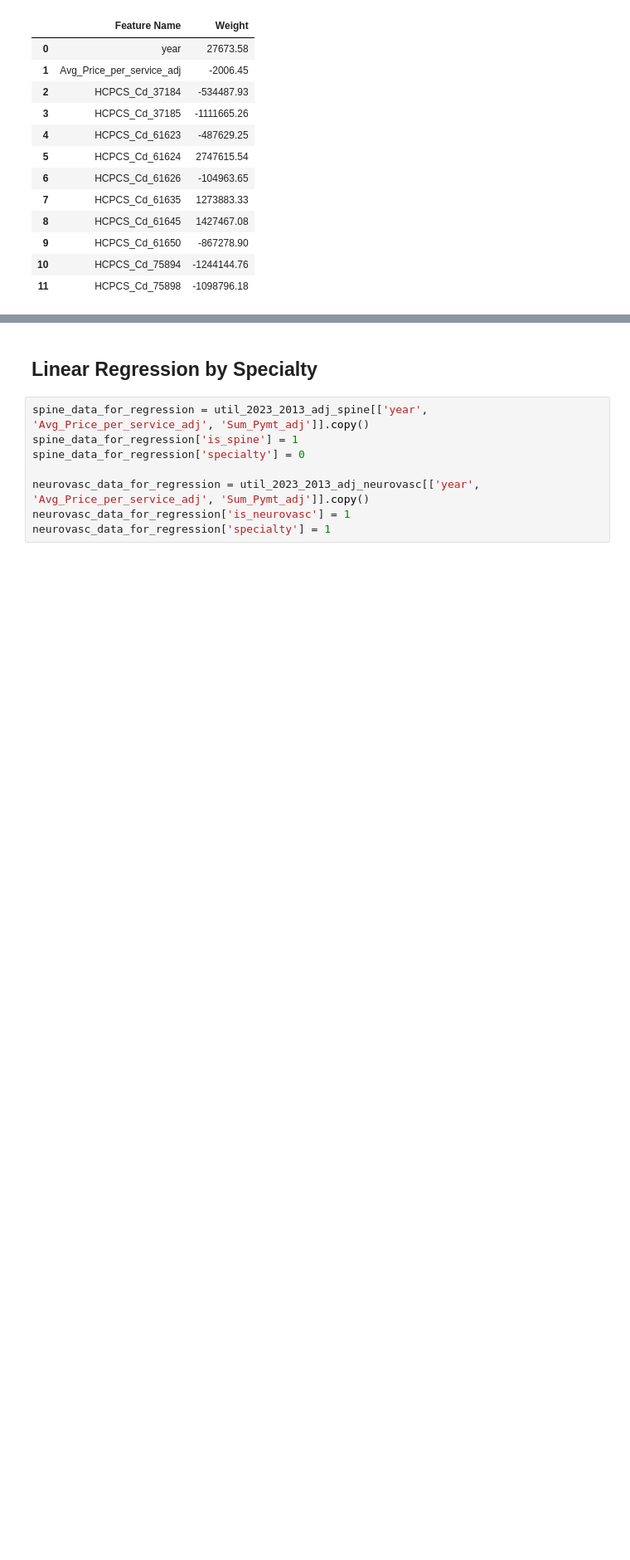
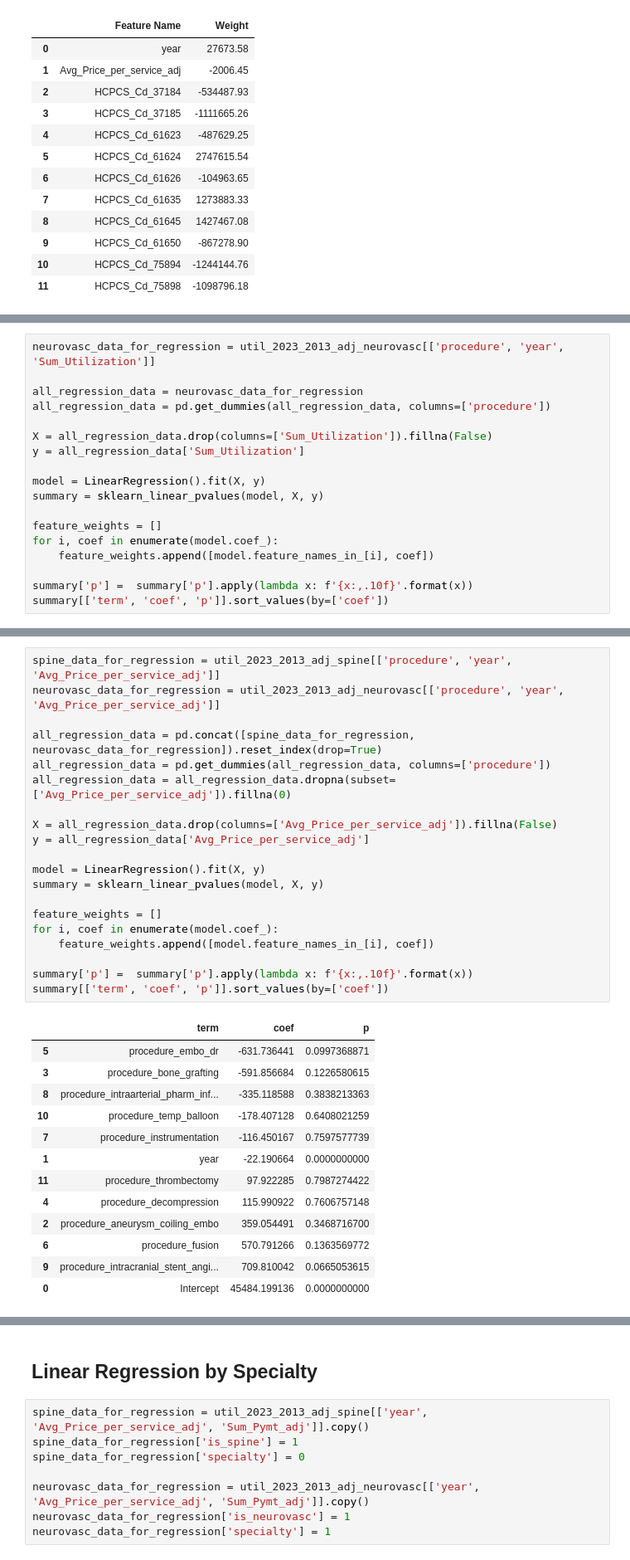
Before and after one commit to shu98/neurovasc_spine, a Jupyter notebook: analysis_final.ipynb, the cells around one changed output, grey strips where cells are left out. Shown at 83% size. Drawn from its saved outputs; the diff is of its cells as text; blank space fills up the shorter version.

```diff
--- a/analysis_final.ipynb
+++ b/analysis_final.ipynb
@@ -1111,0 +1173,18 @@ feature_weights
+# %%
+neurovasc_data_for_regression = util_2023_2013_adj_neurovasc[['procedure', 'year', 'Sum_Utilization']]
+
+all_regression_data = neurovasc_data_for_regression
+all_regression_data = pd.get_dummies(all_regression_data, columns=['procedure'])
+
+X = all_regression_data.drop(columns=['Sum_Utilization']).fillna(False)
+y = all_regression_data['Sum_Utilization']
+
+model = LinearRegression().fit(X, y)
+summary = sklearn_linear_pvalues(model, X, y)
+
+feature_weights = []
+for i, coef in enumerate(model.coef_):
+    feature_weights.append([model.feature_names_in_[i], coef])
+
+summary['p'] =  summary['p'].apply(lambda x: f'{x:,.10f}'.format(x))
+summary[['term', 'coef', 'p']].sort_values(by=['coef'])
@@ -1111,0 +1201,34 @@ feature_weights
+# %%
+spine_data_for_regression = util_2023_2013_adj_spine[['procedure', 'year', 'Avg_Price_per_service_adj']]
+neurovasc_data_for_regression = util_2023_2013_adj_neurovasc[['procedure', 'year', 'Avg_Price_per_service_adj']]
+
+all_regression_data = pd.concat([spine_data_for_regression, neurovasc_data_for_regression]).reset_index(drop=True)
+all_regression_data = pd.get_dummies(all_regression_data, columns=['procedure'])
+all_regression_data = all_regression_data.dropna(subset=['Avg_Price_per_service_adj']).fillna(0)
+
+X = all_regression_data.drop(columns=['Avg_Price_per_service_adj']).fillna(False)
+y = all_regression_data['Avg_Price_per_service_adj']
+
+model = LinearRegression().fit(X, y)
+summary = sklearn_linear_pvalues(model, X, y)
+
+feature_weights = []
+for i, coef in enumerate(model.coef_):
+    feature_weights.append([model.feature_names_in_[i], coef])
+
+summary['p'] =  summary['p'].apply(lambda x: f'{x:,.10f}'.format(x))
+summary[['term', 'coef', 'p']].sort_values(by=['coef'])
+# %% [output]
+|  | term | coef | p |
+| 5 | procedure_embo_dr | -631.736441 | 0.0997368871 |
+| 3 | procedure_bone_grafting | -591.856684 | 0.1226580615 |
+| 8 | procedure_intraarterial_pharm_inf... | -335.118588 | 0.3838213363 |
+| 10 | procedure_temp_balloon | -178.407128 | 0.6408021259 |
+| 7 | procedure_instrumentation | -116.450167 | 0.7597577739 |
+| 1 | year | -22.190664 | 0.0000000000 |
+| 11 | procedure_thrombectomy | 97.922285 | 0.7987274422 |
+| 4 | procedure_decompression | 115.990922 | 0.7606757148 |
+| 2 | procedure_aneurysm_coiling_embo | 359.054491 | 0.3468716700 |
+| 6 | procedure_fusion | 570.791266 | 0.1363569772 |
+| 9 | procedure_intracranial_stent_angi... | 709.810042 | 0.0665053615 |
+| 0 | Intercept | 45484.199136 | 0.0000000000 |
```
Also changed, not shown: parts of 7 cells of this notebook.
